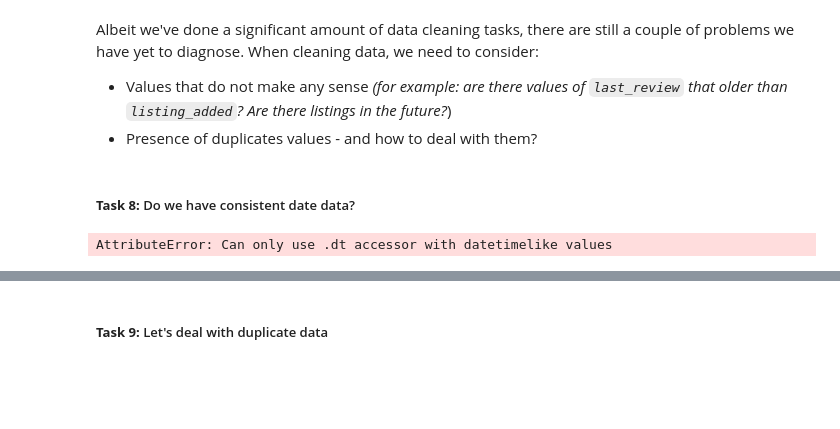
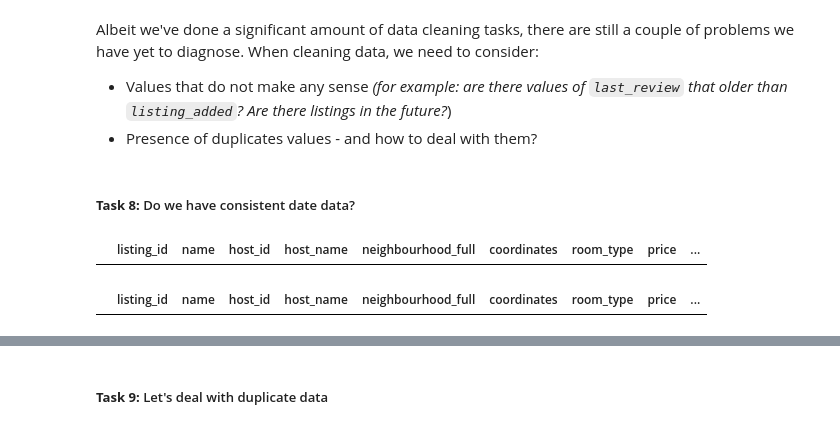
Before and after one commit to grelewiczkatarzyna13/airbnb-analysis, a Jupyter notebook: Cleaning_Data_in_Python_live_session.ipynb, the cells around one changed output, grey strips where cells are left out. Saved outputs shown, nothing was run; the diff lists cells and outputs as text; code cells hidden in the pictures; blank space fills up the shorter version.

```diff
--- a/Cleaning_Data_in_Python_live_session.ipynb
+++ b/Cleaning_Data_in_Python_live_session.ipynb
@@ -567,12 +567,16 @@ Albeit we've done a significant amount of data cleaning tasks, there are still a
 today = dt.date.today()
 # %%
 # Are there reviews in the future?
+airbnb['last_review'] = pd.to_datetime(airbnb['last_review'])
 airbnb[airbnb['last_review'].dt.date > today]
 # %% [output]
-AttributeError: Can only use .dt accessor with datetimelike values
+|  | listing_id | name | host_id | host_name | neighbourhood_full | coordinates | room_type | price | ... |
 # %%
 # Are there listings in the future?
+airbnb['listing_added'] = pd.to_datetime(airbnb['listing_added'])
 airbnb[airbnb['listing_added'].dt.date > today]
+# %% [output]
+|  | listing_id | name | host_id | host_name | neighbourhood_full | coordinates | room_type | price | ... |
 # %%
 # Drop these rows since they are only 4 rows
 airbnb = airbnb[~(airbnb['listing_added'].dt.date > today)]
```
Also changed, not shown: parts of 9 cells of this notebook.
